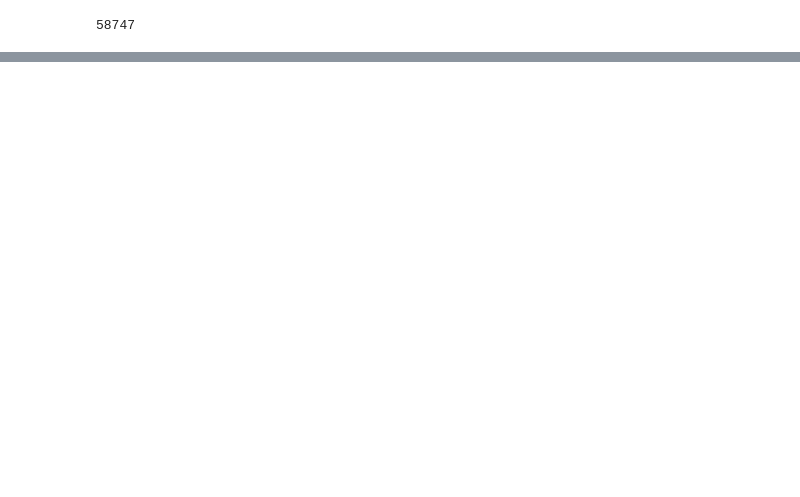
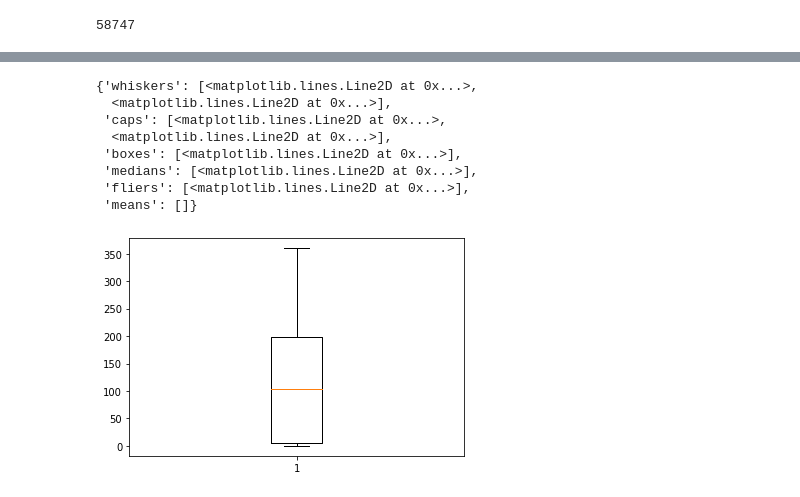
Before and after one commit to Dev-hottae/bok_project, a Jupyter notebook: a.ipynb, the cells around one changed output, grey strips where cells are left out. Cells and saved outputs as stored; diff of their text form; code cells hidden in the pictures; blank space fills up the shorter version.

```diff
--- a/a.ipynb
+++ b/a.ipynb
@@ -912,0 +942,28 @@ NameError: name 'train_df' is not defined
+# %%
+test_data = pd.read_json('test_ngram_datas.json')
+test_data['ngram'] = list(map(lambda i : i.split(','), test_data['ngram']))
+test_data['date'] = list(map(lambda i : i.date(), test_data['date']))
+test_data = test_data[test_data['date'] <= datetime.date(2017,12,31)]
+
+test_date_list = list(set(list(test_data['date'])))
+final_test = pd.DataFrame(test_date_list, columns=['date'])
+
+import itertools
+final_test['ngram'] = list(map(lambda i : list(itertools.chain(*test_data[test_data['date'] == i]['ngram'])), test_date_list))
+final_test['count'] = list(map(lambda i : len(i), final_test.sort_values('date')['ngram']))
+final_test.set_index('date', inplace=True)
+final_test.sort_index(inplace=True)
+# %%
+final_test = final_test[final_test['count']>50]
+# %%
+def useful_ngram(x):
+    a = 0
+    b = 0
+    for ngram in x:
+        if ngram in hawkish:
+            a += 1
+        elif ngram in dovish:
+            b += 1
+    return a+b
+# %%
+final_test['useful'] = list(map(useful_ngram, final_test['ngram']))
@@ -912,0 +990,12 @@ NameError: name 'train_df' is not defined
+# %%
+plt.boxplot(final_test['useful'])
+# %% [output]
+{'whiskers': [<matplotlib.lines.Line2D at 0x...>,
+  <matplotlib.lines.Line2D at 0x...>],
+ 'caps': [<matplotlib.lines.Line2D at 0x...>,
+  <matplotlib.lines.Line2D at 0x...>],
+ 'boxes': [<matplotlib.lines.Line2D at 0x...>],
+ 'medians': [<matplotlib.lines.Line2D at 0x...>],
+ 'fliers': [<matplotlib.lines.Line2D at 0x...>],
+ 'means': []}
+[figure, added]
```
Also changed, not shown: parts of 105 cells of this notebook, 2 other files.
